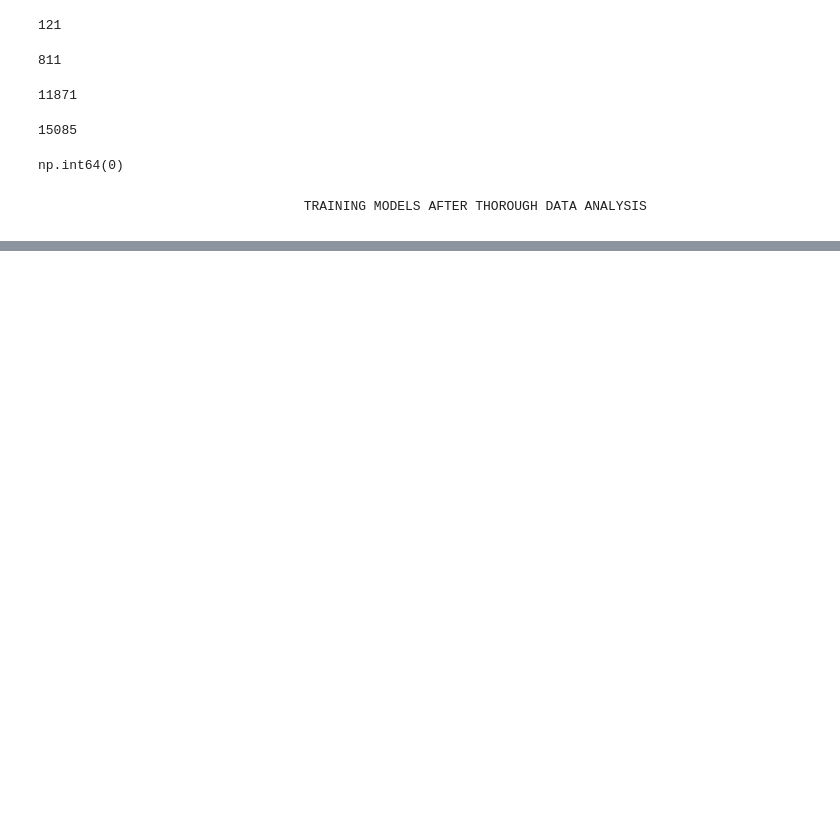
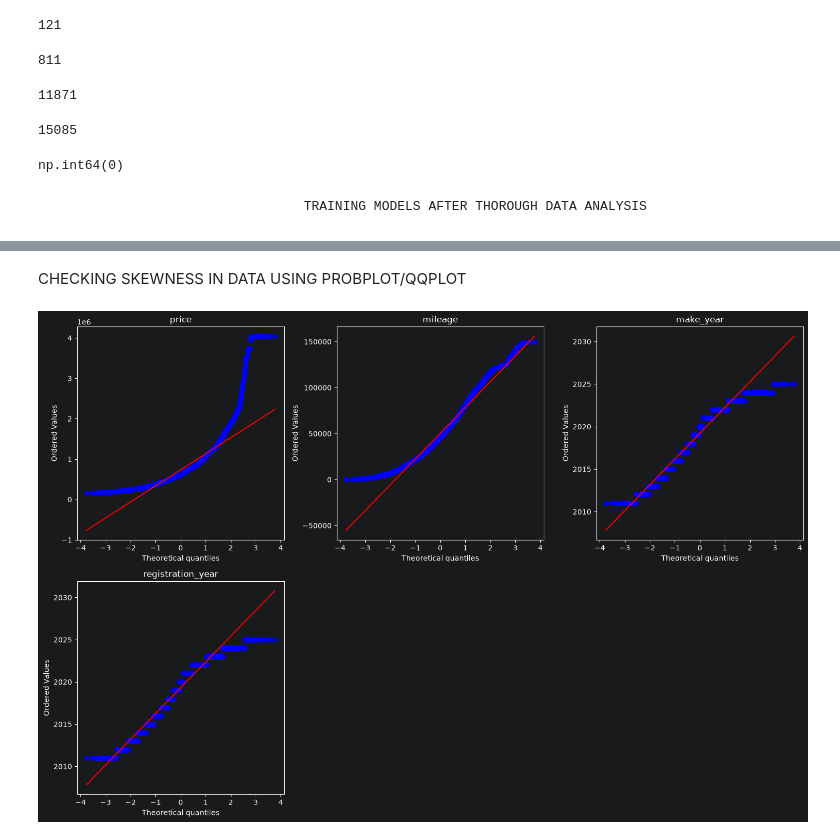
Before and after one commit to MRSE435/AUTOWORTH_BACKEND, a Jupyter notebook: model_testing.ipynb, the cells around one changed output, grey strips where cells are left out. Saved outputs shown, nothing was run; the diff lists cells and outputs as text; code cells hidden in the pictures; blank space fills up the shorter version.

```diff
--- a/model_testing.ipynb
+++ b/model_testing.ipynb
@@ -214,0 +347,3 @@ np.int64(0)
+# %%
+df2=pd.read_csv("delhicar.csv")
+df2.head()
@@ -214,0 +383,3 @@ np.int64(0)
+# %%
+for col in df.columns:
+    print(col, df[col].duplicated().sum())
@@ -214,0 +404,2 @@ np.int64(0)
+# %%
+df2=df2.dropna()
@@ -214,0 +446,26 @@ np.int64(0)
+# %% [markdown]
+CHECKING SKEWNESS IN DATA USING PROBPLOT/QQPLOT
+# %%
+from scipy import stats
+import matplotlib.pyplot as plt
+
+columns = [
+    "price",
+    "mileage",
+    "make_year",
+    "registration_year",
+
+
+]
+
+plt.figure(figsize=(15,10))
+
+for i, col in enumerate(columns, 1):
+    plt.subplot(2, 3, i)   # 2 rows, 3 columns
+    stats.probplot(df2[col], dist="norm", plot=plt)
+    plt.title(col)
+
+plt.tight_layout()
+plt.show()
+# %% [output]
+[figure, added]
```
Also changed, not shown: parts of 44 cells of this notebook, 2 other files.
